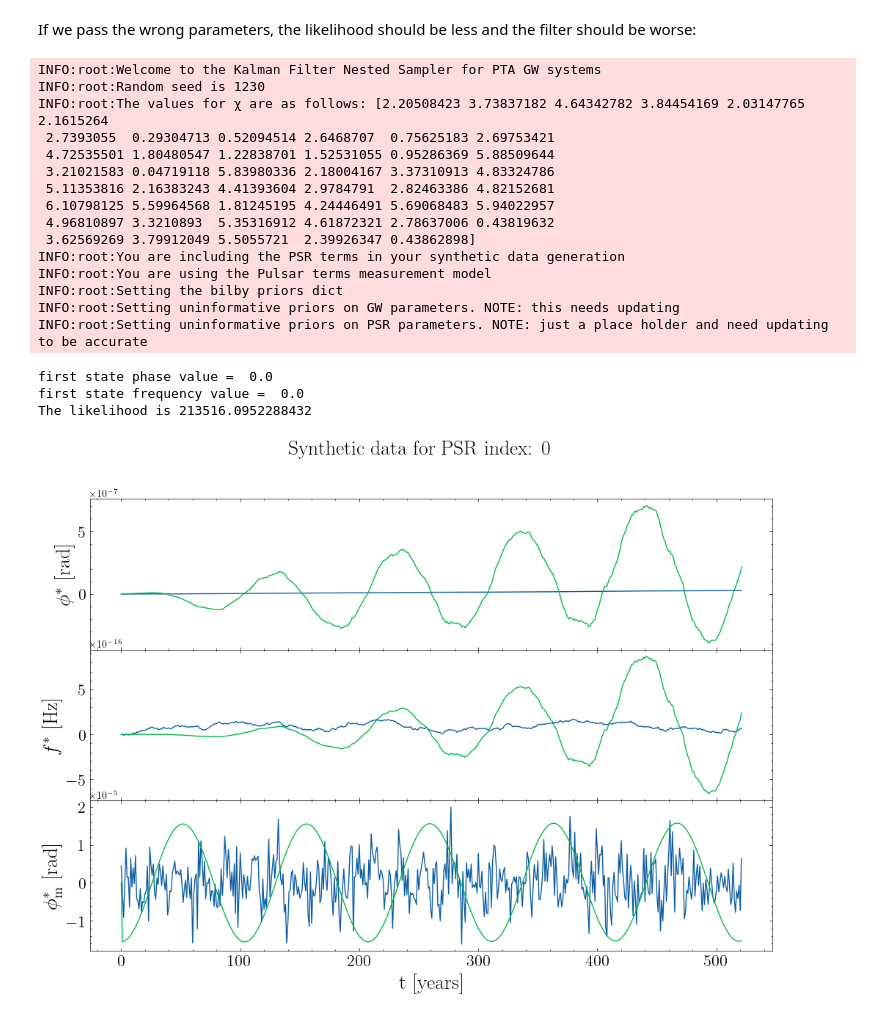
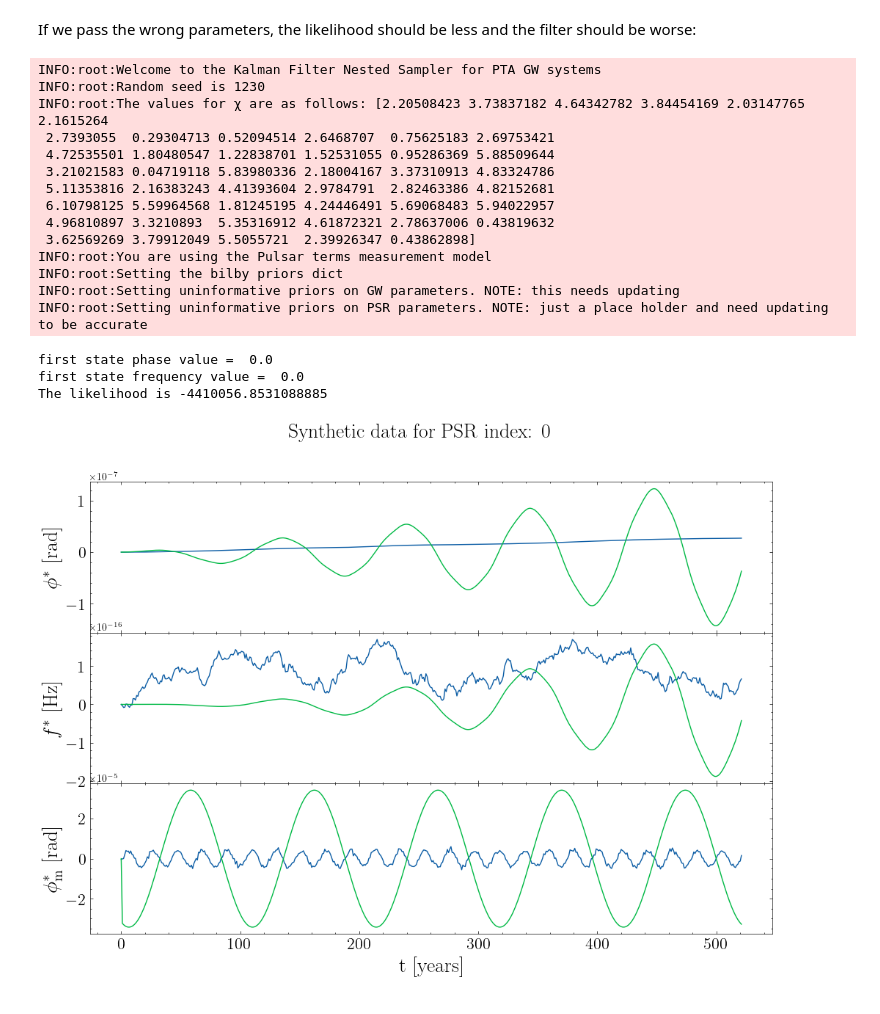
Before and after one commit to tomkimpson/KalmanPhasePTA, a Jupyter notebook: notebooks/check_KF_results_look_reasonable.ipynb, the cells around one changed output. Drawn from its saved outputs; the diff is of its cells as text; code cells hidden in the pictures.

```diff
--- a/notebooks/check_KF_results_look_reasonable.ipynb
+++ b/notebooks/check_KF_results_look_reasonable.ipynb
@@ -157,7 +171,8 @@ That looks reasonable. The $\phi$ state and the measurement state are well track
 
 What happens if we crank the measurement noise again?
 # %%
-P   = SystemParameters(seed=1230,Npsr=0,σm=5e-6)    # User-specifed system parameters
+config_file = '../src/configs/example.ini'
+P   = SystemParameters(config_file)    # User-specifed system parameters
 PTA = Pulsars(P)            # All pulsar-related quantities
 data = SyntheticData(PTA,P) # Given the user parameters and the PTA configuration, create some synthetic data
 
@@ -212,9 +226,10 @@ from synthetic_data import SyntheticData
 from model import PhaseModel
 from kalman_filter import KalmanFilter
 from priors import bilby_priors_dict
+import numpy as np
 
-
-P   = SystemParameters(seed=1230,σm=5e-6)    # User-specifed system parameters
+config_file = '../src/configs/example.ini'
+P   = SystemParameters(config_file)    # User-specifed system parameters
 PTA = Pulsars(P)            # All pulsar-related quantities
 data = SyntheticData(PTA,P) # Given the user parameters and the PTA configuration, create some synthetic data
 
@@ -229,33 +244,32 @@ KF = KalmanFilter(model,data.phi_measured,PTA)
 #We get the correct parameters via Bilby dictionary, looking towards when we will run this with nested sampling
 
 
 init_parameters,loose_prior = bilby_priors_dict(PTA,P,set_state_parameters_as_known=False,set_measurement_parameters_as_known=False)
 sub_optimal_parameters = loose_prior.sample(1)
 sub_optimal_parameters["omega_gw"] = np.array([1e-7])
 ll,xresults,yresults = KF.likelihood_plotter(sub_optimal_parameters)
 
 #...and plot the results
 results_phi = xresults[:,0::2]
 results_f = xresults[:,1::2]
 plot_synthetic_data(data.t,data.state_phi,data.state_f,data.phi_measured,psr_index=0,state_phi_pred=results_phi,state_f_pred=results_f,phi_measured_pred=yresults)
 print(f"The likelihood is {ll}")
 # %% [output]
 INFO:root:Welcome to the Kalman Filter Nested Sampler for PTA GW systems
 INFO:root:Random seed is 1230
 INFO:root:The values for χ are as follows: [2.20508423 3.73837182 4.64342782 3.84454169 2.03147765 2.1615264
  2.7393055  0.29304713 0.52094514 2.6468707  0.75625183 2.69753421
  4.72535501 1.80480547 1.22838701 1.52531055 0.95286369 5.88509644
  3.21021583 0.04719118 5.83980336 2.18004167 3.37310913 4.83324786
  5.11353816 2.16383243 4.41393604 2.9784791  2.82463386 4.82152681
  6.10798125 5.59964568 1.81245195 4.24446491 5.69068483 5.94022957
  4.96810897 3.3210893  5.35316912 4.61872321 2.78637006 0.43819632
  3.62569269 3.79912049 5.5055721  2.39926347 0.43862898]
-INFO:root:You are including the PSR terms in your synthetic data generation
 INFO:root:You are using the Pulsar terms measurement model
 INFO:root:Setting the bilby priors dict
 INFO:root:Setting uninformative priors on GW parameters. NOTE: this needs updating
 INFO:root:Setting uninformative priors on PSR parameters. NOTE: just a place holder and need updating to be accurate
 first state phase value =  0.0
 first state frequency value =  0.0
-The likelihood is 213516.0952288432
+The likelihood is -4410056.8531088885
-[figure, old version]
+[figure, new version]
```
Also changed, not shown: parts of 3 cells of this notebook, 4 other files.
